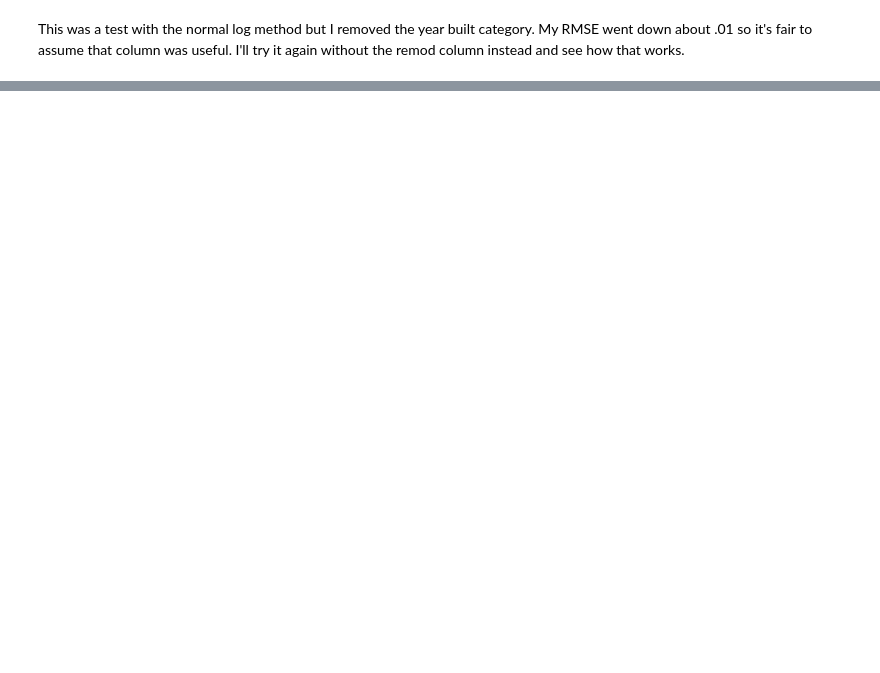
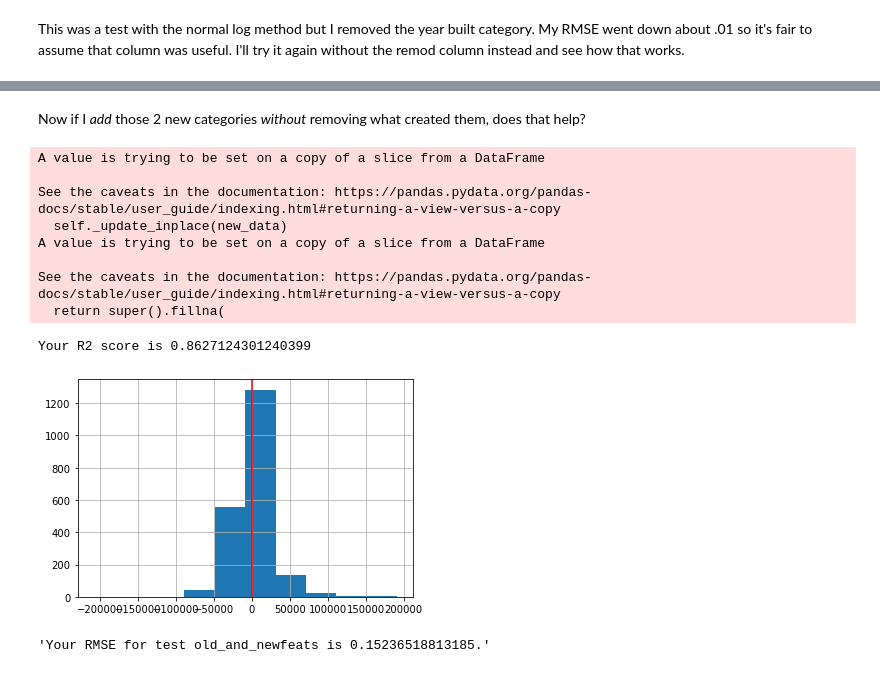
Before and after one commit to griffinwt/Ames_housing, a Jupyter notebook: num_filters.ipynb, the cells around one changed output, grey strips where cells are left out. Saved outputs shown, nothing was run; the diff lists cells and outputs as text; code cells hidden in the pictures; blank space fills up the shorter version.

```diff
--- a/num_filters.ipynb
+++ b/num_filters.ipynb
@@ -671,0 +685,2 @@ Your R2 score is 0.8263168163072707
+# %%
+home['oqual_gla'] = home['overall_qual']*home['gr_liv_area']
@@ -671,0 +689,2 @@ Your R2 score is 0.8263168163072707
+# %%
+home['garage'] = home['garage_cars']*home['garage_area']
@@ -671,0 +693,2 @@ Your R2 score is 0.8263168163072707
+# %%
+home['liv_tot'] = home['total_bsmt_sf']*home['1st_flr_sf']*home['gr_liv_area']
@@ -671,0 +743,19 @@ Your R2 score is 0.8263168163072707
+# %% [markdown]
+Now if I *add* those 2 new categories *without* removing what created them, does that help?
+# %%
+features = ['overall_qual', 'year_built', 'total_bsmt_sf', 'gr_liv_area', 'full_bath', 'garage_area',
+           'mas_vnr_area', 'totrms_abvgrd', 'fireplaces', 'bsmtfin_sf_1', 'oqual_gla', 'garage', 'liv_tot']
+# %%
+make_model(home, 'old_and_newfeats', features, 0)
+# %% [output]
+A value is trying to be set on a copy of a slice from a DataFrame
+
+See the caveats in the documentation: https://pandas.pydata.org/pandas-docs/stable/user_guide/indexing.html#returning-a-view-versus-a-copy
+  self._update_inplace(new_data)
+A value is trying to be set on a copy of a slice from a DataFrame
+
+See the caveats in the documentation: https://pandas.pydata.org/pandas-docs/stable/user_guide/indexing.html#returning-a-view-versus-a-copy
+  return super().fillna(
+Your R2 score is 0.8627124301240399
+[figure, added]
+'Your RMSE for test old_and_newfeats is 0.15236518813185.'
```
Also changed, not shown: parts of 23 cells of this notebook, 8 other files.
